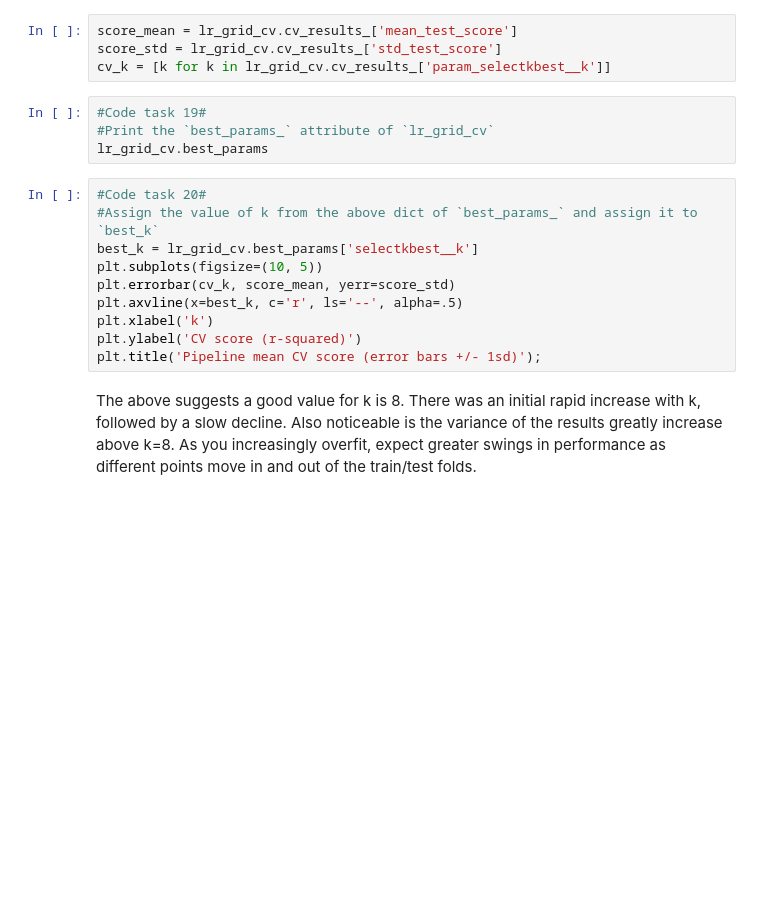
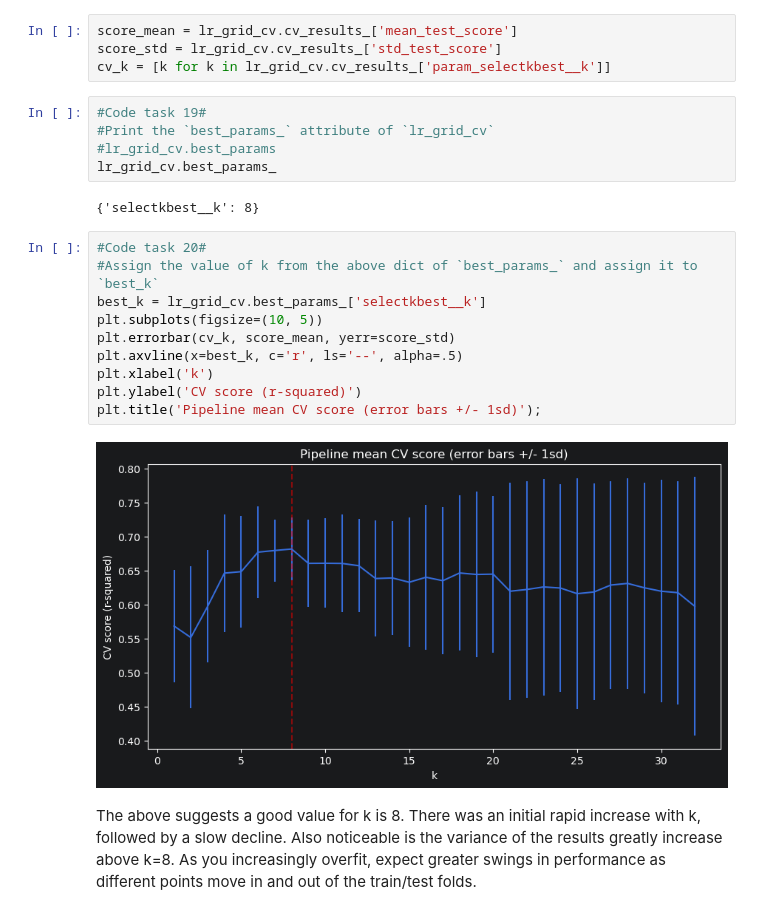
Before and after one commit to ayanrobinsonar-cloud/DataScienceGuidedCapstone, a Jupyter notebook: Notebooks/04_preprocessing_and_training.ipynb, the cells around one changed output. Saved outputs shown, nothing was run; the diff lists cells and outputs as text; blank space fills up the shorter version.

```diff
--- a/Notebooks/04_preprocessing_and_training.ipynb
+++ b/Notebooks/04_preprocessing_and_training.ipynb
@@ -639,17 +868,22 @@ cv_k = [k for k in lr_grid_cv.cv_results_['param_selectkbest__k']]
 # %%
 #Code task 19#
 #Print the `best_params_` attribute of `lr_grid_cv`
-lr_grid_cv.best_params
+#lr_grid_cv.best_params
+lr_grid_cv.best_params_
+# %% [output]
+{'selectkbest__k': 8}
 # %%
 #Code task 20#
 #Assign the value of k from the above dict of `best_params_` and assign it to `best_k`
-best_k = lr_grid_cv.best_params['selectkbest__k']
+best_k = lr_grid_cv.best_params_['selectkbest__k']
 plt.subplots(figsize=(10, 5))
 plt.errorbar(cv_k, score_mean, yerr=score_std)
 plt.axvline(x=best_k, c='r', ls='--', alpha=.5)
 plt.xlabel('k')
 plt.ylabel('CV score (r-squared)')
 plt.title('Pipeline mean CV score (error bars +/- 1sd)');
+# %% [output]
+[figure, added]
 # %% [markdown]
 The above suggests a good value for k is 8. There was an initial rapid increase with k, followed by a slow decline. Also noticeable is the variance of the results greatly increase above k=8. As you increasingly overfit, expect greater swings in performance as different points move in and out of the train/test folds.
 # %% [markdown]
```
Also changed, not shown: parts of 59 cells of this notebook, 2 other files.
